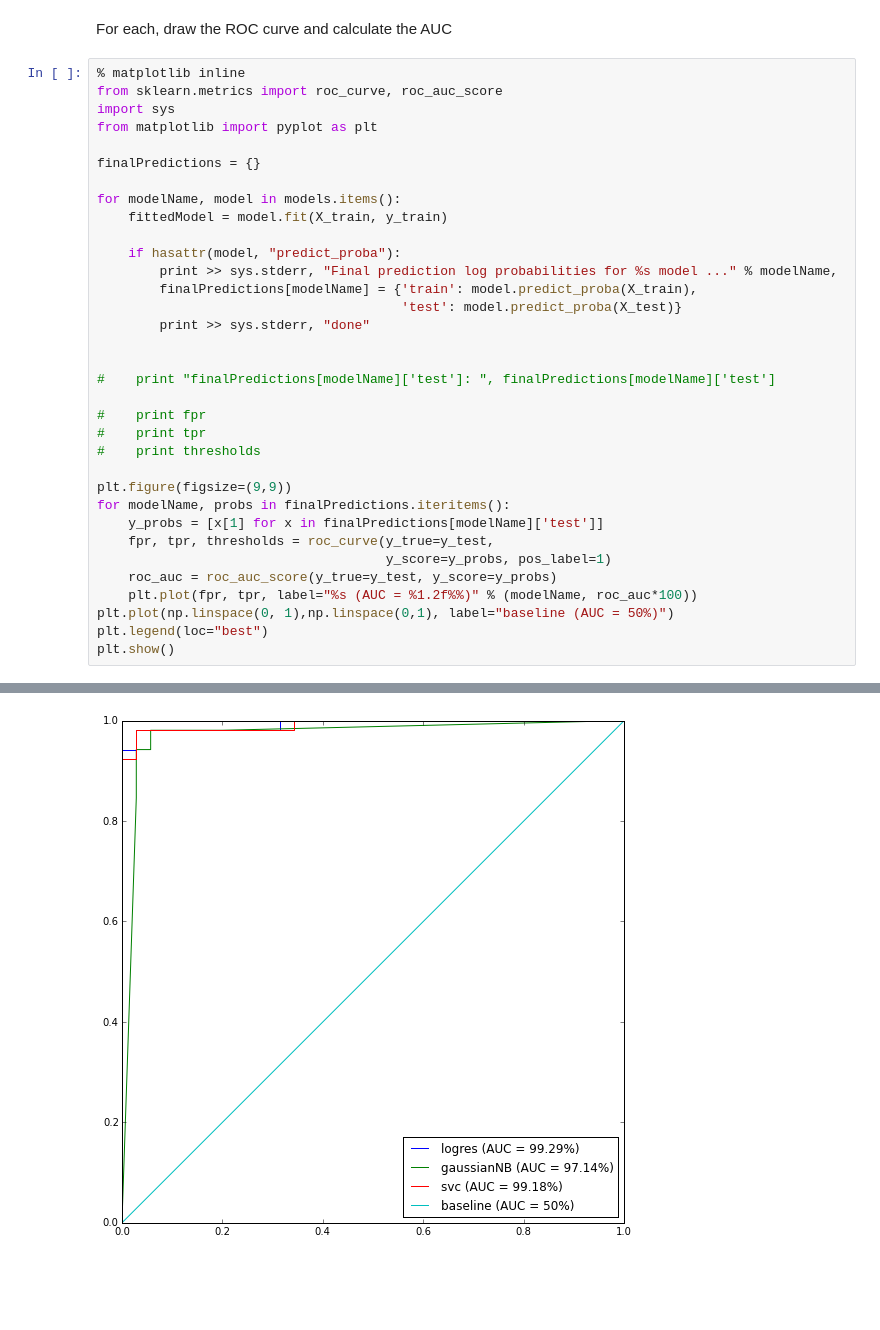
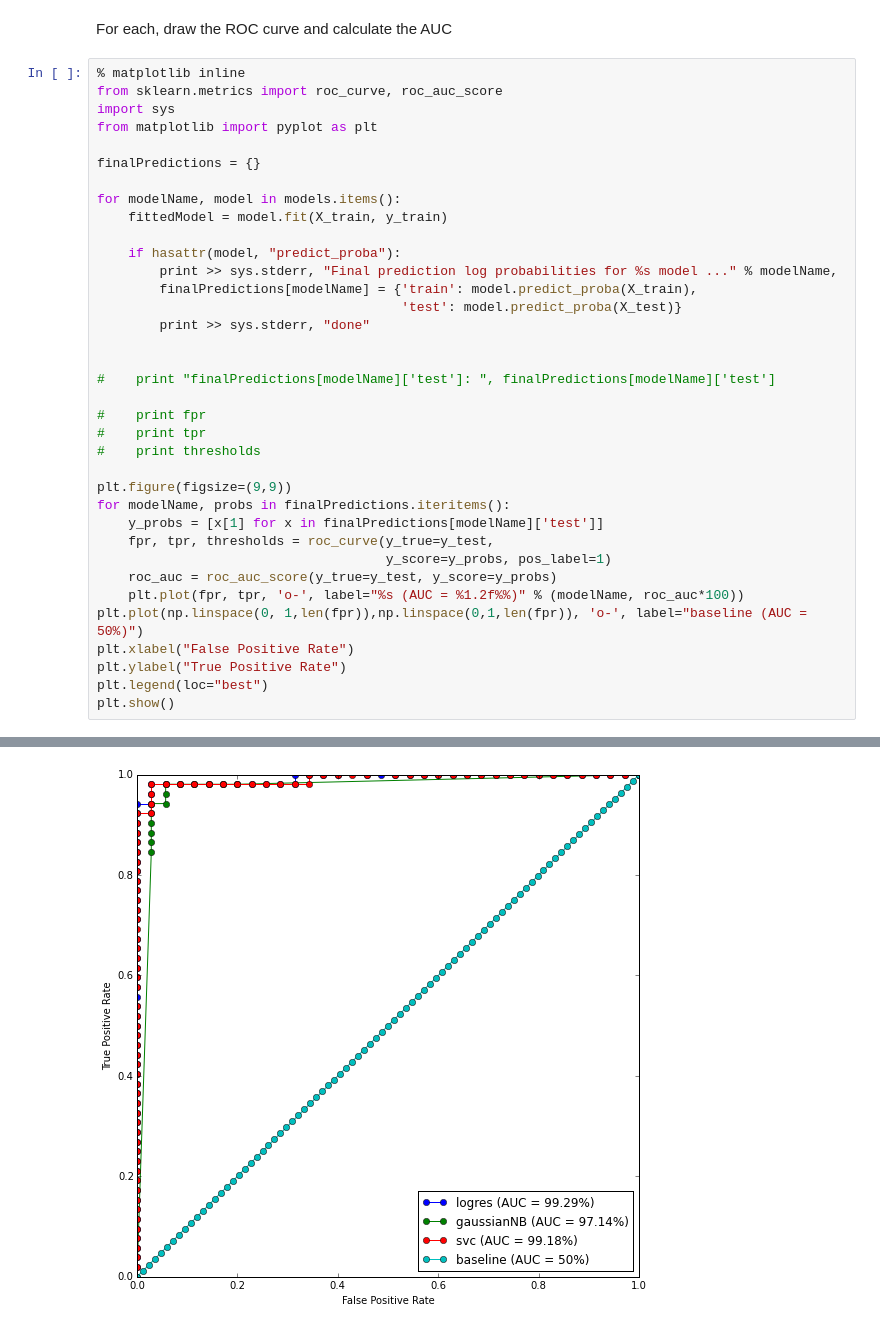
Before and after one commit to fdurant/error_analysis_challenges, a Jupyter notebook: error_analysis_challenges.ipynb, the cells around one changed output, grey strips where cells are left out. Drawn from its saved outputs; the diff is of its cells as text; blank space fills up the shorter version.

Commit message:
Minor improvements to challenge 2 plot drawing

```diff
--- a/error_analysis_challenges.ipynb
+++ b/error_analysis_challenges.ipynb
@@ -103,33 +103,35 @@ from matplotlib import pyplot as plt
 finalPredictions = {}
 
 for modelName, model in models.items():
     fittedModel = model.fit(X_train, y_train)
 
     if hasattr(model, "predict_proba"):
         print >> sys.stderr, "Final prediction log probabilities for %s model ..." % modelName,
         finalPredictions[modelName] = {'train': model.predict_proba(X_train),
                                        'test': model.predict_proba(X_test)}
         print >> sys.stderr, "done"
 
 
 #    print "finalPredictions[modelName]['test']: ", finalPredictions[modelName]['test']
 
 #    print fpr
 #    print tpr
 #    print thresholds
 
 plt.figure(figsize=(9,9))
 for modelName, probs in finalPredictions.iteritems():
     y_probs = [x[1] for x in finalPredictions[modelName]['test']]
     fpr, tpr, thresholds = roc_curve(y_true=y_test,
                                      y_score=y_probs, pos_label=1)
     roc_auc = roc_auc_score(y_true=y_test, y_score=y_probs)
-    plt.plot(fpr, tpr, label="%s (AUC = %1.2f%%)" % (modelName, roc_auc*100))
-plt.plot(np.linspace(0, 1),np.linspace(0,1), label="baseline (AUC = 50%)")
+    plt.plot(fpr, tpr, 'o-', label="%s (AUC = %1.2f%%)" % (modelName, roc_auc*100))
+plt.plot(np.linspace(0, 1,len(fpr)),np.linspace(0,1,len(fpr)), 'o-', label="baseline (AUC = 50%)")
+plt.xlabel("False Positive Rate")
+plt.ylabel("True Positive Rate")
 plt.legend(loc="best")
 plt.show()
 # %% [output]
 Final prediction log probabilities for logres model ... done
 Final prediction log probabilities for gaussianNB model ... done
 Final prediction log probabilities for svc model ... done
-[figure, old version]
+[figure, new version]
```
